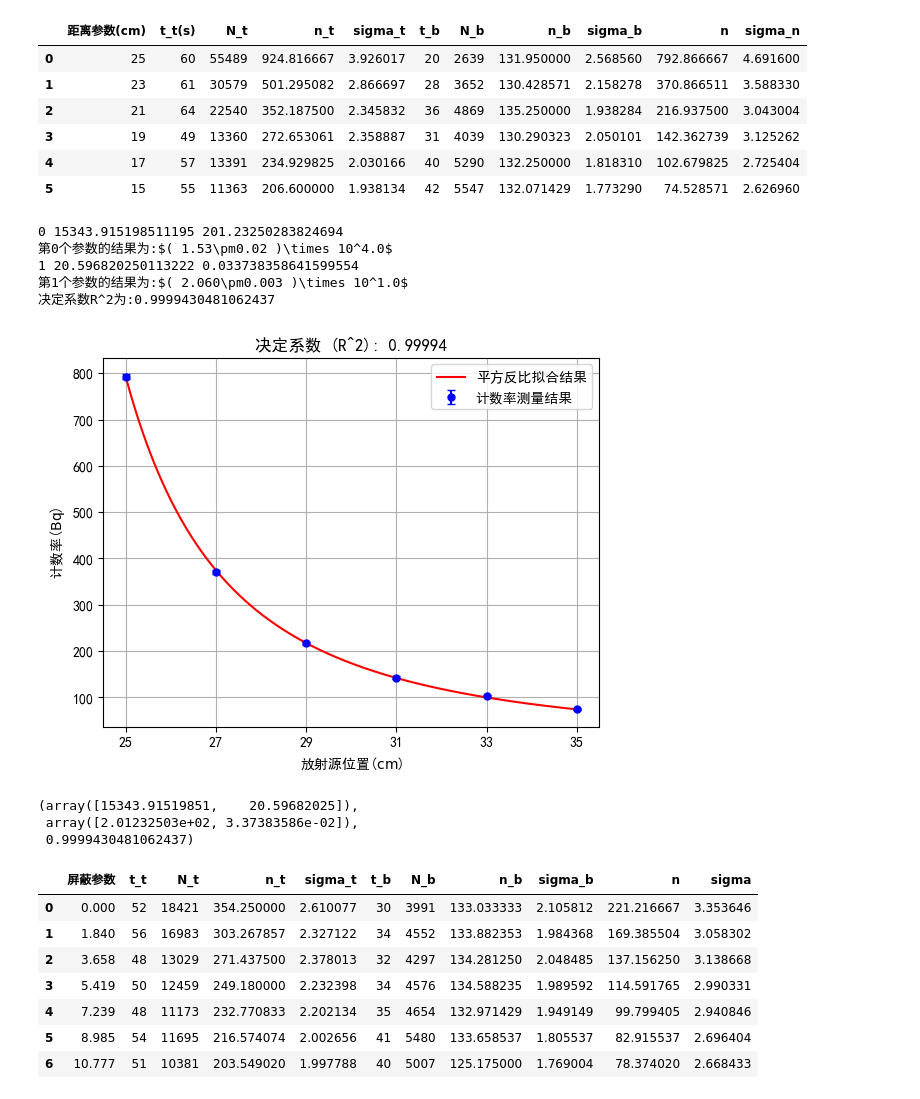
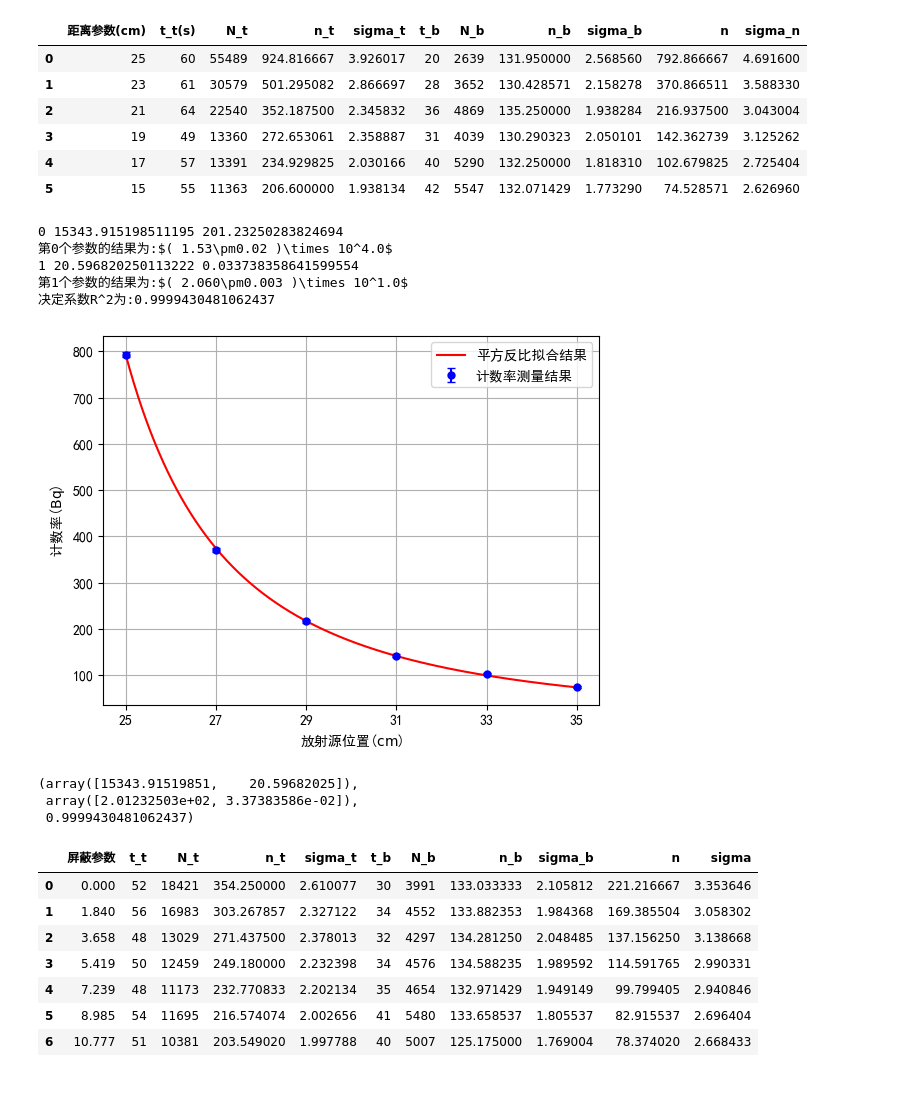
Before and after one commit to Xuanyiyiren/Fundamental-Laboratory-Experiment-in-Nuclear-Electronics-II, a Jupyter notebook: 实验1&8/exp8.ipynb, the cells around one changed output. Cells and saved outputs as stored; diff of their text form; code cells hidden in the pictures.

Commit message:
No title in fig

```diff
--- a/实验1&8/exp8.ipynb
+++ b/实验1&8/exp8.ipynb
@@ -95,35 +95,35 @@ plt.figure()
 plt.errorbar(x_data, y_data, yerr=y_error, fmt='bo', markersize=5, capsize=3, capthick=1, label='计数率测量结果')
 
 max_value = np.max(x_data)
 min_value = np.min(x_data)
 linspace_xdata = np.linspace(min_value, max_value, 1000)
 
 #如果是np可接受的函数会方便很多，这里考虑一般情况
 linspace_ydata=[]
 for v in linspace_xdata:
     linspace_ydata.append(my_model(v,*params))
 
 linspace_ydata=np.array(linspace_ydata)
 
 plt.plot(linspace_xdata, linspace_ydata, label='平方反比拟合结果', color='r')
 plt.xticks(x_data)
 plt.xlabel(f'放射源位置($\mathrm{{cm}}$)')
 plt.ylabel(f'计数率($\mathrm{{Bq}}$)')
 plt.legend()
 plt.grid()
-plt.title(f"决定系数 (R^2): {r_squared:.{int(1-np.log10(1-r_squared))}f}")
+# plt.title(f"决定系数 (R^2): {r_squared:.{int(1-np.log10(1-r_squared))}f}")
 plt.savefig(path+'distance_result.pdf')
 plt.show()
 
 
 params,std,r_squared
 # %% [output]
 0 15343.915198511195 201.23250283824694
 第0个参数的结果为:$( 1.53\pm0.02 )\times 10^4.0$
 1 20.596820250113222 0.033738358641599554
 第1个参数的结果为:$( 2.060\pm0.003 )\times 10^1.0$
 决定系数R^2为:0.9999430481062437
-[figure, old version]
+[figure, new version]
 (array([15343.91519851,    20.59682025]),
  array([2.01232503e+02, 3.37383586e-02]),
  0.9999430481062437)
```
Also changed, not shown: parts of 2 cells of this notebook, 3 other files.
